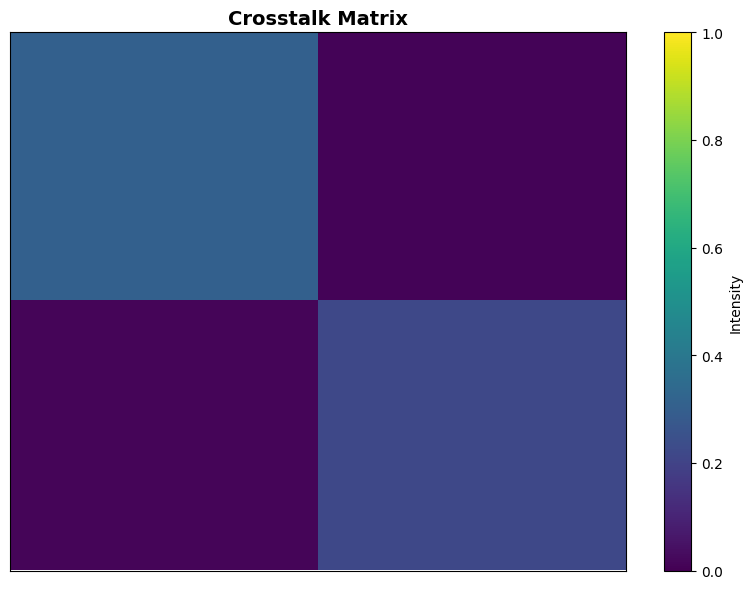
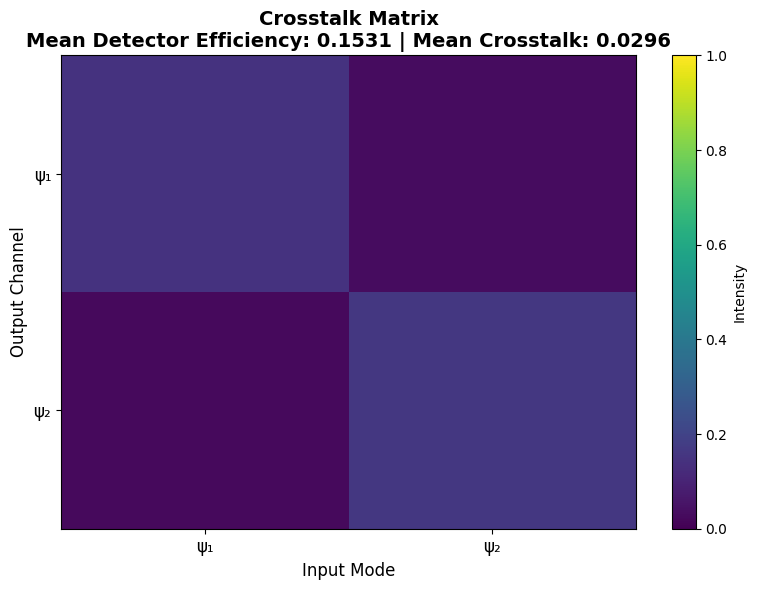
The notebook cell's code change between the first figure and the second:
--- before
+++ after
@@ -1,23 +1,37 @@
+# Compute mean detector efficiency (diagonal elements)
+diagonal_mean = np.mean(np.diag(crosstalk_matrix))
+
+# Compute mean crosstalk (off-diagonal elements)
+if num_of_output_chans == 2:
+    crosstalk_mean = np.mean([crosstalk_matrix[1,0], crosstalk_matrix[0,1]])
+elif num_of_output_chans == 3:
+    off_diagonal = [crosstalk_matrix[i,j] for i in range(3) for j in range(3) if i != j]
+    crosstalk_mean = np.mean(off_diagonal)
+else:
+    off_diagonal = [crosstalk_matrix[i,j] for i in range(num_of_output_chans) for j in range(num_of_output_chans) if i != j]
+    crosstalk_mean = np.mean(off_diagonal)
+
 plt.figure(figsize=(8, 6))
 plt.imshow(crosstalk_matrix, vmin=0.0, vmax=1.0, cmap='viridis', aspect='auto')
 plt.colorbar(label='Intensity')
-plt.title('Crosstalk Matrix', fontsize=14, fontweight='bold')
-plt.xticks([])
-plt.yticks([])
+plt.title(f'Crosstalk Matrix\nMean Detector Efficiency: {diagonal_mean:.4f} | Mean Crosstalk: {crosstalk_mean:.4f}', 
+          fontsize=14, fontweight='bold')
+
+# Create axis labels based on number of output channels
+if num_of_output_chans == 2:
+    labels = ['ψ₁', 'ψ₂']
+elif num_of_output_chans == 3:
+    labels = ['ψ₁', 'ψ₂', 'ψ₃']
+else:
+    labels = [f'ψ₊{i+1}' for i in range(num_of_output_chans)]
+
+plt.xticks(range(num_of_output_chans), labels, fontsize=12)
+plt.yticks(range(num_of_output_chans), labels, fontsize=12)
+plt.xlabel('Input Mode', fontsize=12)
+plt.ylabel('Output Channel', fontsize=12)
 plt.tight_layout()
 plt.show()
 
 print(crosstalk_matrix)
-
-# Compute mean detector efficiency (diagonal elements)
-diagonal_mean = np.mean(np.diag(crosstalk_matrix))
 print(f"Mean Detector Efficiency: {diagonal_mean:.4f}")
-
-# Compute mean crosstalk (off-diagonal elements)
-if num_of_output_chans == 2:
-    crosstalk_mean = np.mean([crosstalk_matrix[1,0], crosstalk_matrix[0,1]])
-    print(f"Mean Crosstalk: {crosstalk_mean:.4f}")
-elif num_of_output_chans == 3:
-    off_diagonal = [crosstalk_matrix[i,j] for i in range(3) for j in range(3) if i != j]
-    crosstalk_mean = np.mean(off_diagonal)
-    print(f"Mean Crosstalk: {crosstalk_mean:.4f}")
+print(f"Mean Crosstalk: {crosstalk_mean:.4f}")

Commit: Added FieldOverlapCalculator to compute the numerical overlap. Cleaned up the crosstalk computations